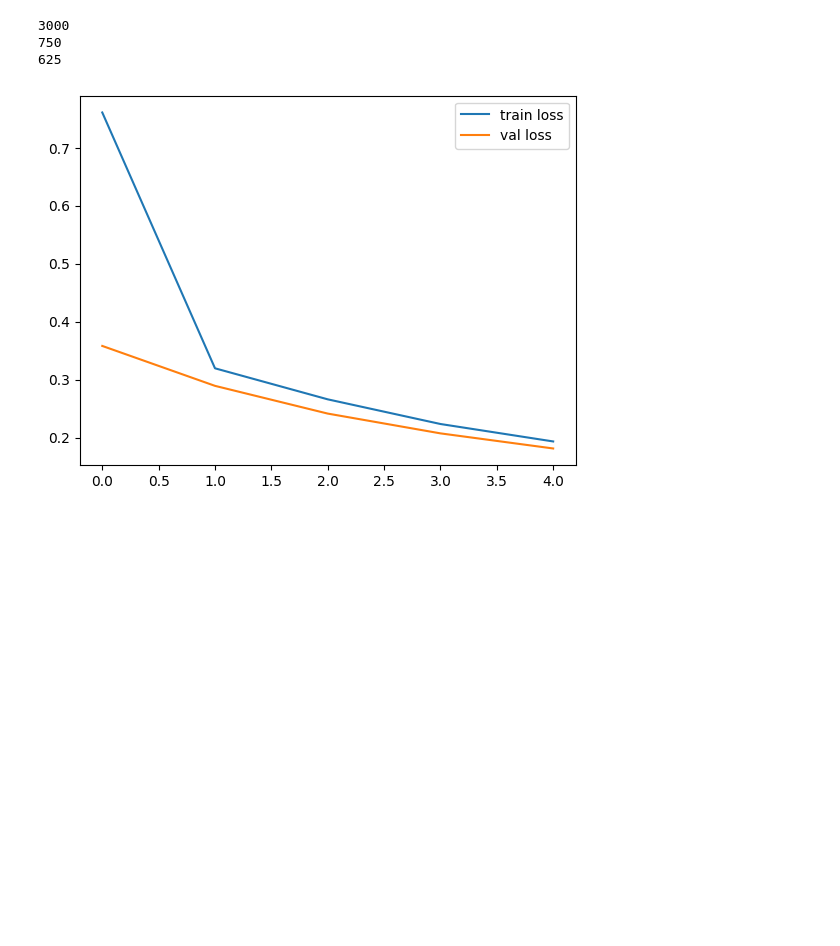
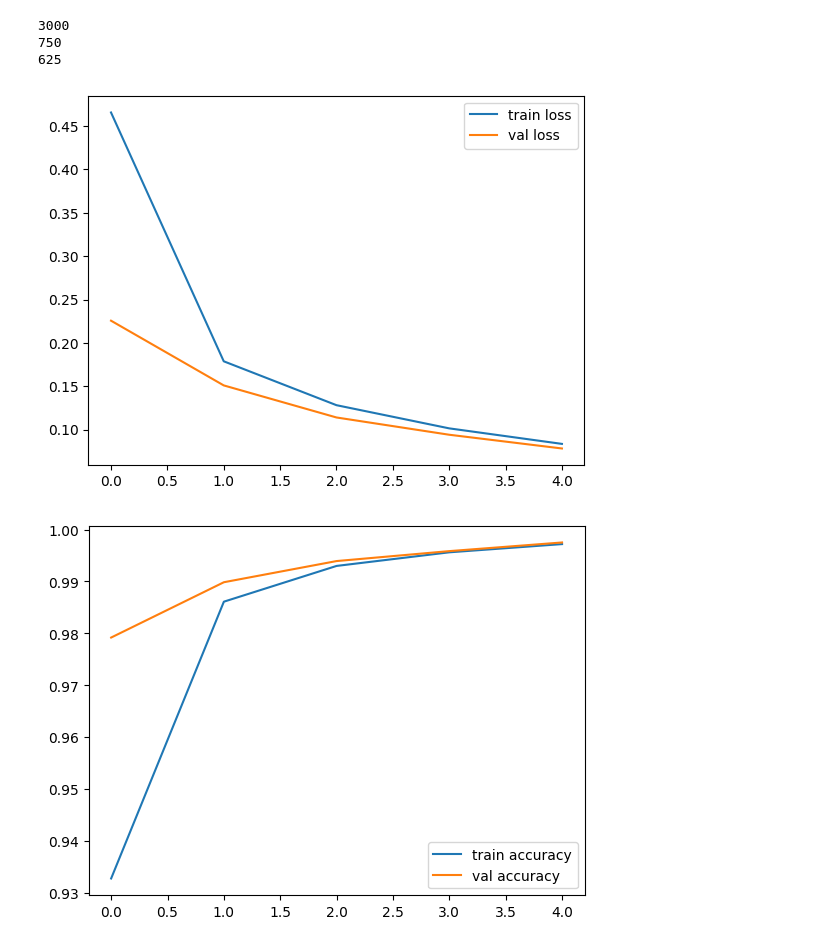
Before and after one commit to Tahker-w-tadmeer/intro_to_ml, a Jupyter notebook: ass 2/neural_network/neural network.ipynb, the cells around one changed output. Saved outputs shown, nothing was run; the diff lists cells and outputs as text; code cells hidden in the pictures; blank space fills up the shorter version.

```diff
--- a/ass 2/neural_network/neural network.ipynb
+++ b/ass 2/neural_network/neural network.ipynb
@@ -91,5 +96,5 @@ class neural_model(n.Module):
 # %%
-model = neural_model()
+model = neural_model(0.01)
 # %%
 #train the model
 epochs = 5
@@ -102,22 +107,33 @@ for epoch in range(epochs):
     val_loss = 0
     train_accuracy = 0
     val_accuracy = 0
+    model.eval()
     for x, y in train_loader:
         train_loss += model.fit(x, y)
+        train_accuracy += torch.sum(model.predict(x) == y).item()
+
     train_losses.append(train_loss / len(train_loader))
+    train_acc.append(train_accuracy / len(train_data))
     for x, y in val_loader:
         val_loss += model.fit(x, y)
+        val_accuracy += torch.sum(model.predict(x) == y).item()
     val_losses.append(val_loss / len(val_loader))
-
-    # print(f"Epoch {epoch+1}/{epochs} train loss: {train_loss / len(train_loader)}")
+    val_acc.append(val_accuracy / len(val_data))
 # %%
-#plot the losses
+#plot the losses - the loss should decrease
+#plot the accuracy - the accuracy should increase
 import matplotlib.pyplot as plt
+
 plt.plot(train_losses, label="train loss")
 plt.plot(val_losses, label="val loss")
 plt.legend()
 plt.show()
+plt.plot(train_acc, label="train accuracy")
+plt.plot(val_acc, label="val accuracy")
+plt.legend()
+plt.show()
 # %% [output]
-[figure, old version]
+[figure, new version]
+[figure, added]
 # %%
 #get the accuracy and plot it
```
Also changed, not shown: parts of 4 cells of this notebook.
